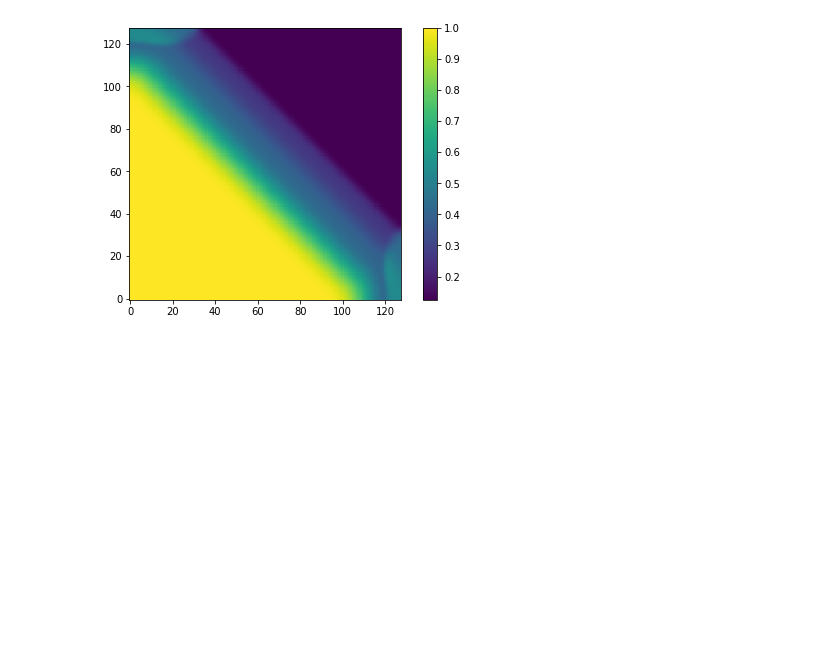
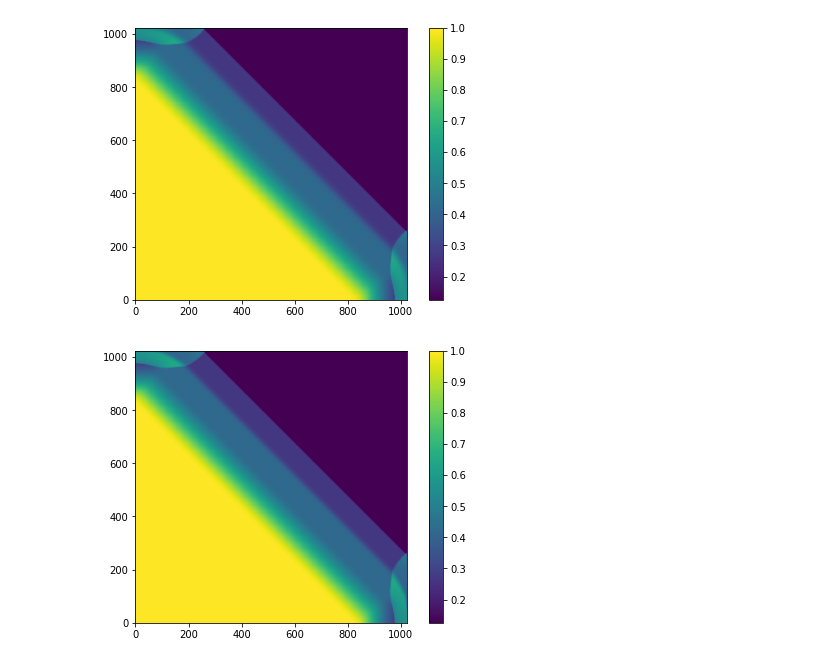
Before and after one commit to maikel/FiniteVolumeSolver, a Jupyter notebook: extra/SodShockTube/Plot.ipynb, the cells around one changed output. Drawn from its saved outputs; the diff is of its cells as text; code cells hidden in the pictures; blank space fills up the shorter version.

```diff
--- a/extra/SodShockTube/Plot.ipynb
+++ b/extra/SodShockTube/Plot.ipynb
@@ -31,31 +31,43 @@ def Load(path, chunk=[]):
     file.close()
     return (data_array, time_array)
 
-home = '/home/maikel/'
-fvs = '{}/Development/FiniteVolumeSolver/'.format(home)
+home = '/srv/public/Maikel'
+fvs = '{}/FiniteVolumeSolver/'.format(home)
 build = '{}/build_2D-Release/'.format(fvs)
 
 hlle_path = '{}/SodShockTube/HLLE.h5'.format(build)
 hlle_data, _ = Load(hlle_path)
 
+hllem_path = '{}/SodShockTube/HLLEM.h5'.format(build)
+hllem_data, _ = Load(hllem_path)
+
 cons_path = '{}/SodShockTube/Conservative.h5'.format(build)
 cons_data, _ = Load(cons_path)
 
+consm_path = '{}/SodShockTube/ConservativeM.h5'.format(build)
+consm_data, _ = Load(consm_path)
+
 char_path = '{}/SodShockTube/Characteristics.h5'.format(build)
 char_data, _ = Load(char_path)
 # %%
 var = 0
 
-hlle_i = min(60, char_data.shape[0] - 1)
+hlle_i = min(60, hlle_data.shape[0] - 1)
 hlle_q = hlle_data[hlle_i, var, :, :]
-
 f = plt.figure(figsize=(8, 5))
-
-im = plt.imshow(hlle_q, origin='Lower', interpolation='None')
+im = plt.imshow(hlle_q, origin='lower', interpolation='None')
 plt.colorbar()
 plt.show()
+
+hllem_i = min(60, hllem_data.shape[0] - 1)
+hllem_q = hllem_data[hllem_i, var, :, :]
+f = plt.figure(figsize=(8, 5))
+im = plt.imshow(hllem_q, origin='lower', interpolation='None')
+plt.colorbar()
+plt.show()
 # %% [output]
-[figure, old version]
+[figure, new version]
+[figure, added]
 # %%
 var = 0
 
```
Also changed, not shown: parts of 2 cells of this notebook, 25 other files.
